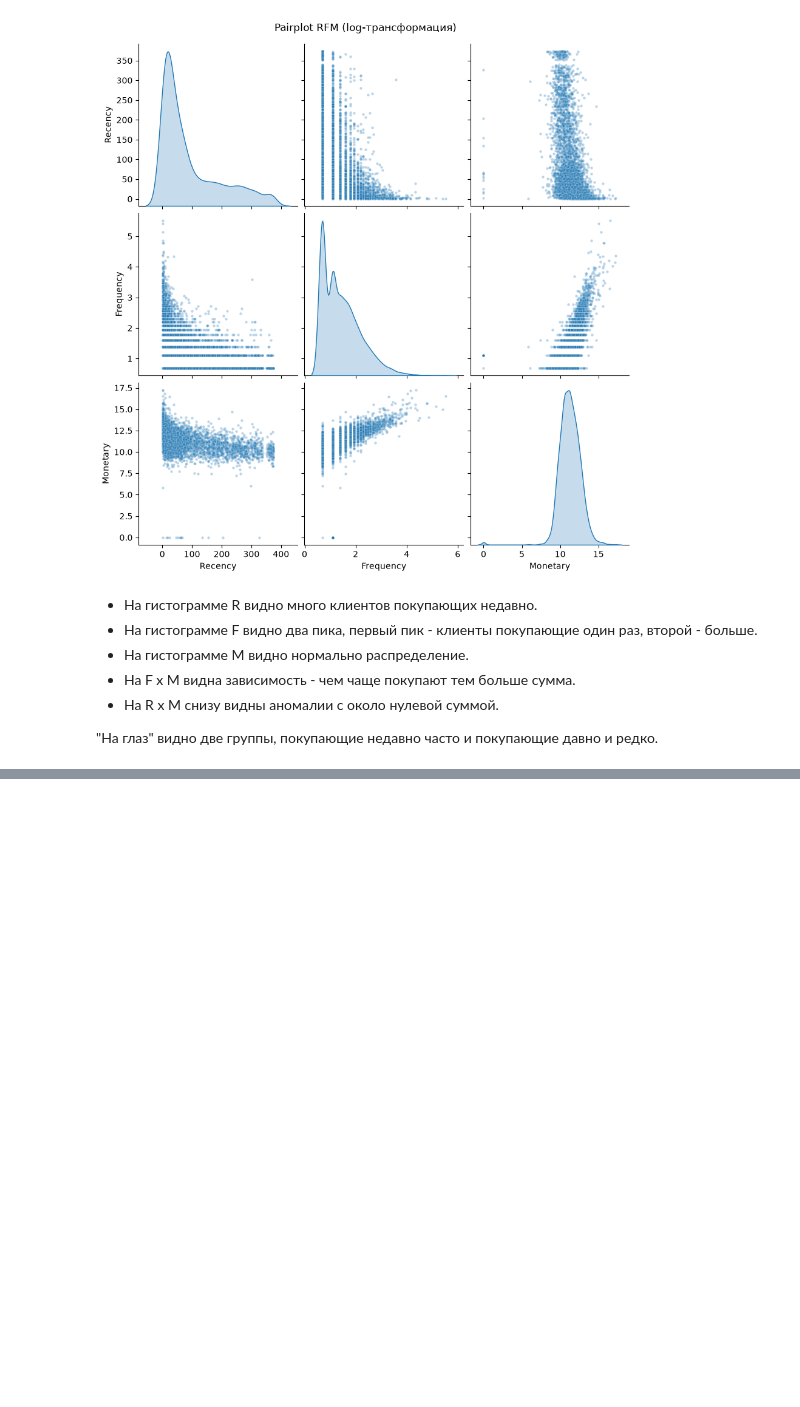
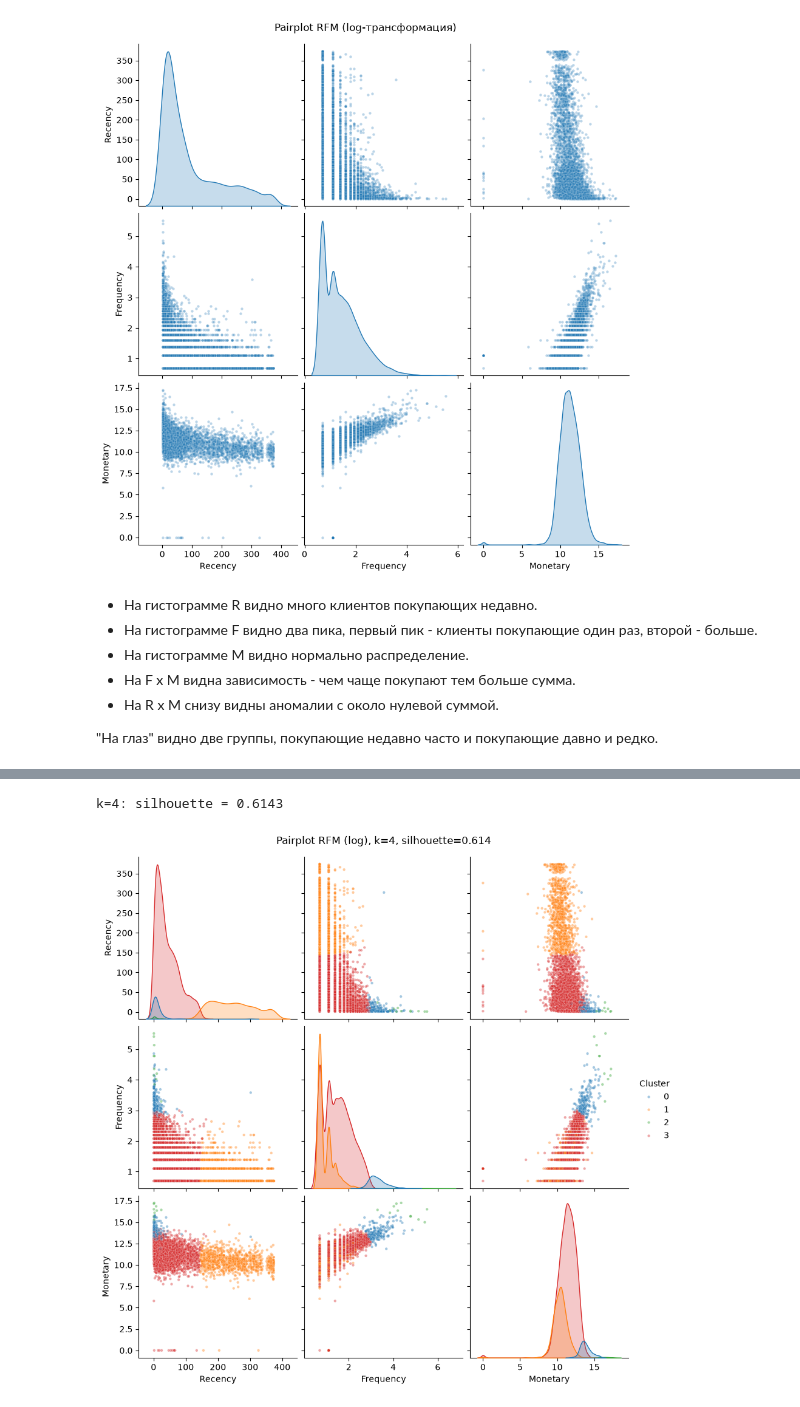
Before and after one commit to RuslanVdovinn/asu, a Jupyter notebook: asu_mo/cluster_analysis/exercise/cluster.ipynb, the cells around one changed output, grey strips where cells are left out. Saved outputs shown, nothing was run; the diff lists cells and outputs as text; code cells hidden in the pictures; blank space fills up the shorter version.

```diff
--- a/asu_mo/cluster_analysis/exercise/cluster.ipynb
+++ b/asu_mo/cluster_analysis/exercise/cluster.ipynb
@@ -200,0 +279,6 @@ plt.show()
+# %%
+# для k = 4
+rfm_Kmeans(4)
+# %% [output]
+k=4: silhouette = 0.6143
+[figure, added]
```
Also changed, not shown: parts of 16 cells of this notebook.
